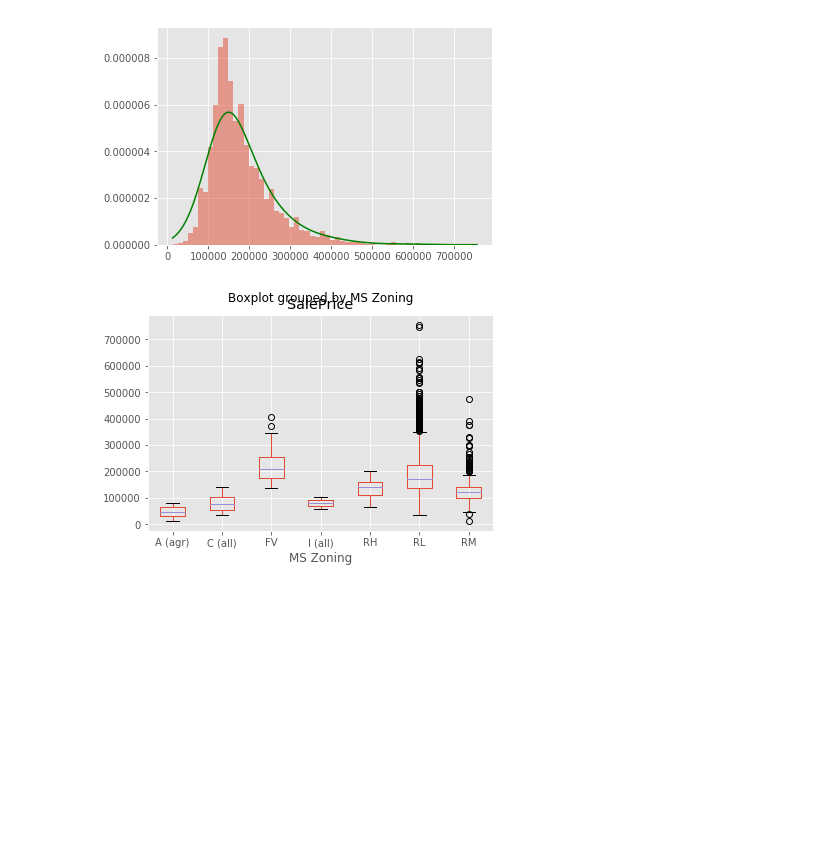
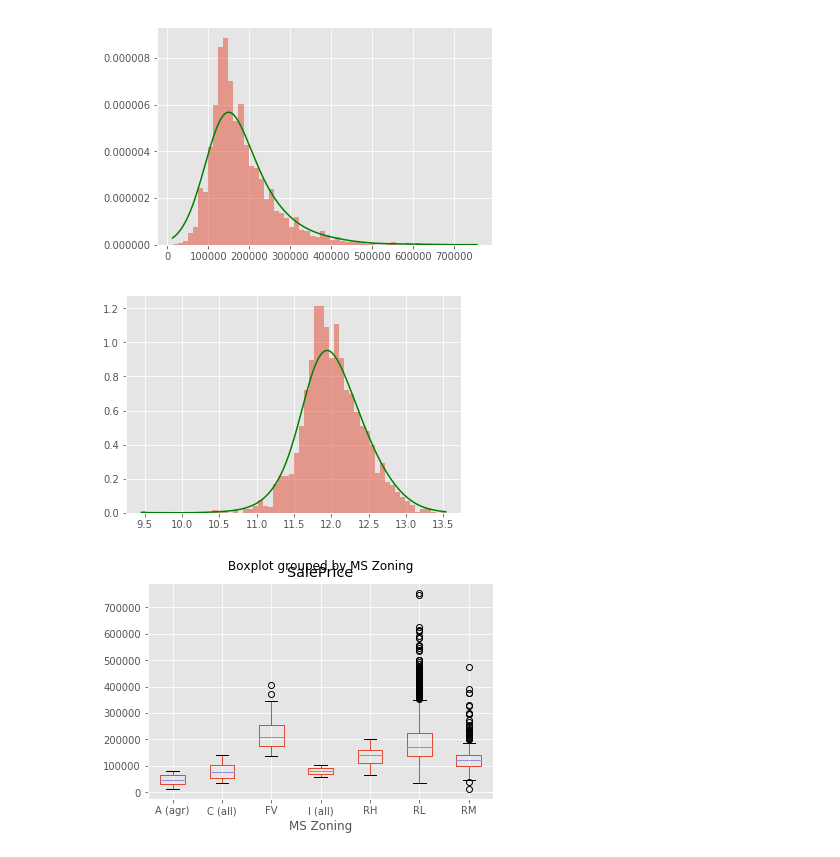
Before and after one commit to Serjius/serjius_ml, a Jupyter notebook: notebooks/example_01.ipynb, the cells around one changed output. Saved outputs shown, nothing was run; the diff lists cells and outputs as text; code cells hidden in the pictures; blank space fills up the shorter version.

Commit message:
added kernel fnc for log

```diff
--- a/notebooks/example_01.ipynb
+++ b/notebooks/example_01.ipynb
@@ -132,6 +132,15 @@ plt.plot(x, y,'g')
 plt.hist(AH.SalePrice, bins=60, density=True, alpha=0.5);
 # %% [output]
 [figure]
+# %%
+#Kernel functions for log
+my_density = gaussian_kde(np.log(AH.SalePrice), bw_method=0.5)
+x = np.linspace(min(np.log(AH.SalePrice)), max(np.log(AH.SalePrice)),1000)
+y = my_density(x)
+plt.plot(x, y,'g')
+plt.hist(np.log(AH.SalePrice), bins=60, density=True, alpha=0.5);
+# %% [output]
+[figure, added]
 # %%
 #boxplot
 AH.boxplot(column='SalePrice', by='MS Zoning');
```
